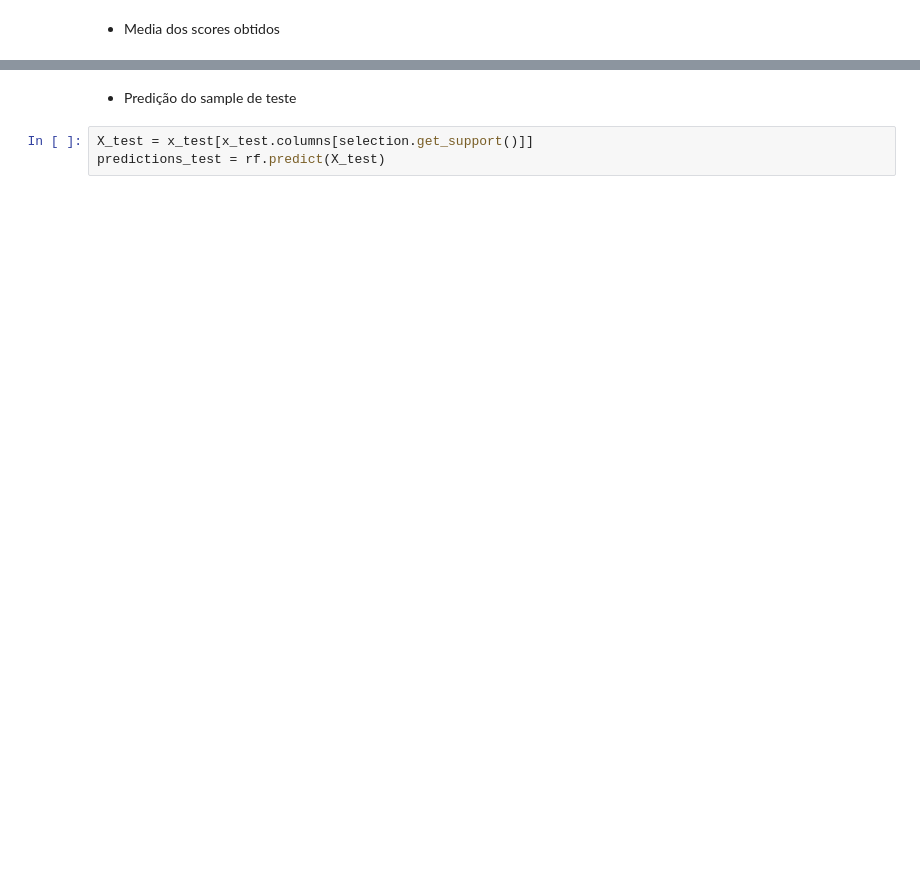
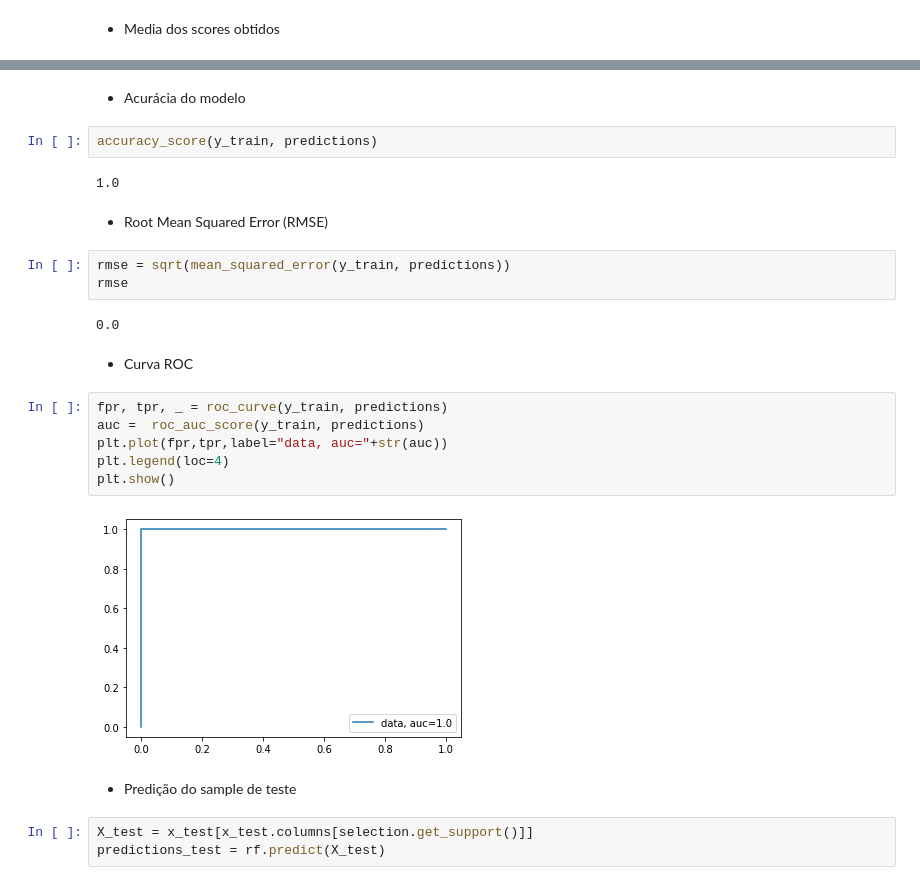
Before and after one commit to brendontj/CC-Fraud-Detection, a Jupyter notebook: cc_fraud_detector.ipynb, the cells around one changed output, grey strips where cells are left out. Cells and saved outputs as stored; diff of their text form; blank space fills up the shorter version.

```diff
--- a/cc_fraud_detector.ipynb
+++ b/cc_fraud_detector.ipynb
@@ -144,3 +180,26 @@ scores.mean()
+# %% [markdown]
+- Acurácia do modelo
+# %%
+accuracy_score(y_train, predictions)
+# %% [output]
+1.0
+# %% [markdown]
+- Root Mean Squared Error (RMSE)
+# %%
+rmse = sqrt(mean_squared_error(y_train, predictions))
+rmse
+# %% [output]
+0.0
+# %% [markdown]
+- Curva ROC
+# %%
+fpr, tpr, _ = roc_curve(y_train, predictions)
+auc =  roc_auc_score(y_train, predictions)
+plt.plot(fpr,tpr,label="data, auc="+str(auc))
+plt.legend(loc=4)
+plt.show()
+# %% [output]
+[figure, added]
 # %% [markdown]
 - Predição do sample de teste
 # %%
```
Also changed, not shown: parts of 21 cells of this notebook.
